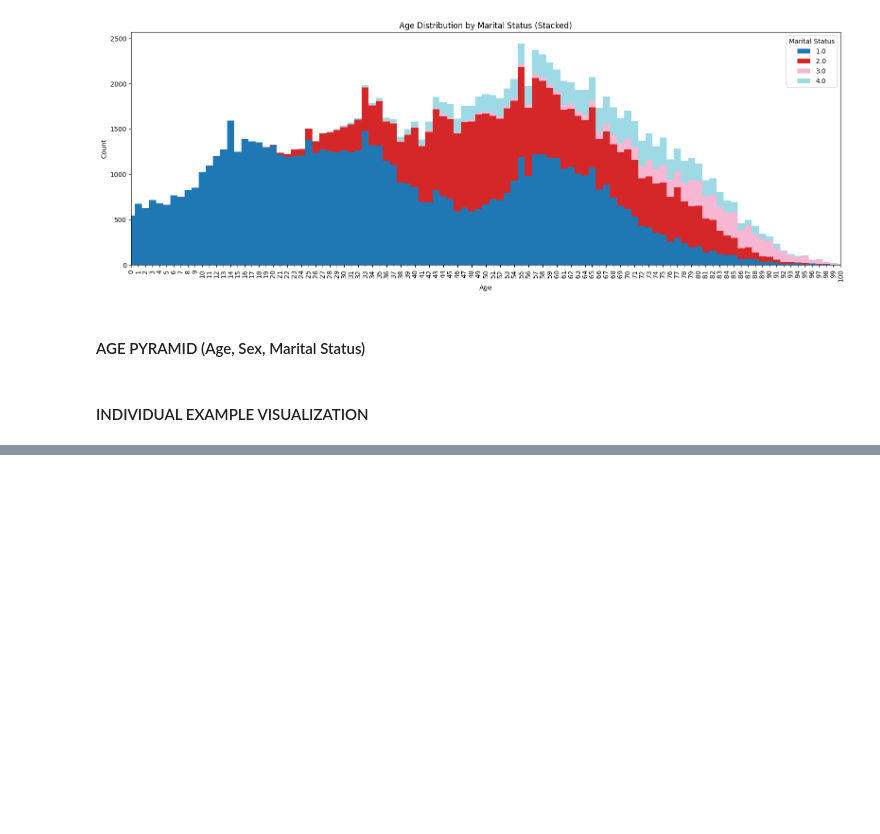
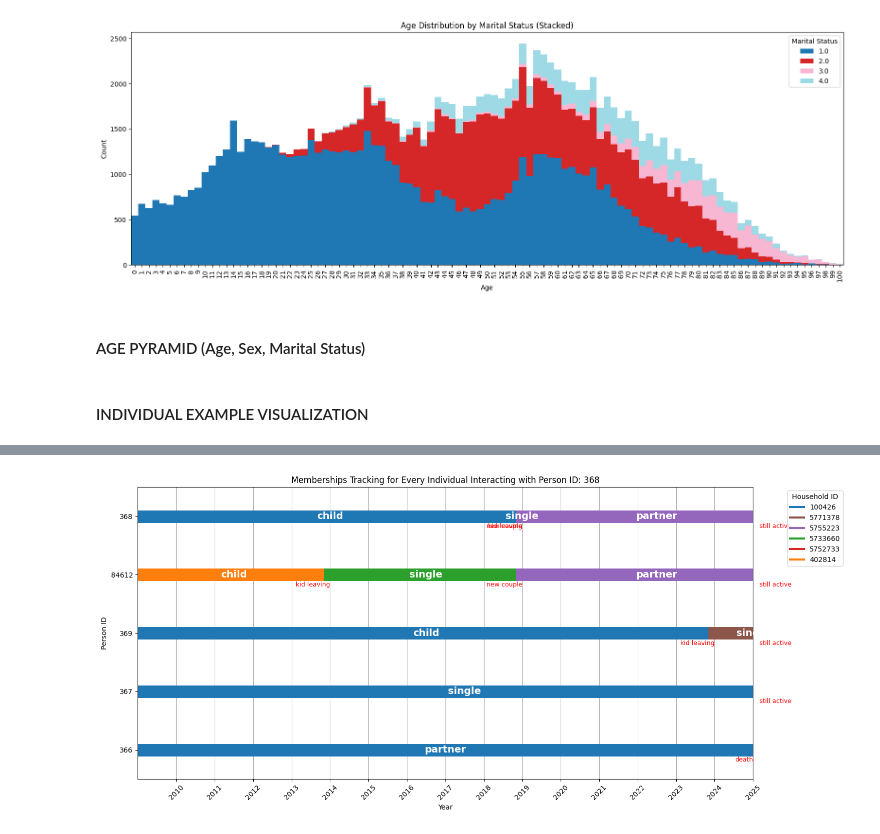
Before and after one commit to artucera/longitudinal_households, a Jupyter notebook: results_display.ipynb, the cells around one changed output, grey strips where cells are left out. Drawn from its saved outputs; the diff is of its cells as text; code cells hidden in the pictures; blank space fills up the shorter version.

```diff
--- a/results_display.ipynb
+++ b/results_display.ipynb
@@ -372 +440,81 @@ plt.show()
+# %%
+# MEMBERSHIPS TRACKING FOR A PERSON - BOLD LINES
+
+person_id_to_track = None # Set to None to select randomly
+
+from IPython.display import display
+
+ms_display = memberships_df.copy()
+
+# Select a specific household_id to visualize
+ms_display.loc[ms_display['end_date']==9999, 'end_date'] = final_date+1
+ms_display.loc[ms_display['end_date'].isna(), 'end_date'] = final_date+1
+ms_display.loc[ms_display['start_date']==initial_date, 'start_date'] = initial_date-1
+ms_display.loc[ms_display['leave_cause'].isna(), 'leave_cause'] = 'still active'
+
+# Assign a color to each role
+role_colors = {
+    'partner': 'tab:blue',
+    'child': 'tab:orange',
+    'single': 'tab:green',
+    # add more roles if needed
+}
+
+if person_id_to_track is None:
+    prot_pid = ms_display.loc[(ms_display['start_date']==initial_date-1) &
+                            (ms_display['role'] == 'child'), 'person_id'].sample(1).iloc[0]
+else:
+    prot_pid = person_id_to_track
+
+# Filter data for the selected household
+prot_all_hh_ids = ms_display.loc[ms_display['person_id'] == prot_pid,'household_id'].values.tolist()
+interacting_pid = ms_display.loc[ms_display['household_id'].isin(prot_all_hh_ids),'person_id'].unique().tolist()
+int_pid_hh_ids  = ms_display.loc[ms_display['person_id'].isin(interacting_pid)].copy()
+
+# Add a color column to interacting_pid based on role
+int_pid_hh_ids['role_color'] = int_pid_hh_ids['role'].map(role_colors).fillna('gray')
+
+color_map = {hhid: sel_colors[i % len(sel_colors)] for i, hhid in enumerate(int_pid_hh_ids['household_id'].unique().tolist())}
+
+# Ensure prot_pid is the first element in interacting_pid
+if prot_pid in interacting_pid:
+    interacting_pid.remove(prot_pid)
+interacting_pid =  interacting_pid + [int(prot_pid)]
+
+person_id_to_y = {pid: i for i, pid in enumerate(interacting_pid)}
+
+offset = 0.05  # Offset for text labels to avoid overlap
+
+# For each member, plot all their memberships as lines, colored by household_id
+plt.figure(figsize=(14, max(4,1.4* len(interacting_pid))))
+
+for pid in interacting_pid:
+    person_memberships = ms_display[ms_display['person_id'] == pid].sort_values('start_date')
+    y = person_id_to_y[pid]
+    for _, memb in person_memberships.iterrows():
+        color = color_map.get(memb['household_id'], 'gray')
+        plt.plot([memb['start_date'], memb['end_date']], [y, y], marker='X', color=color, linewidth=18)
+        plt.text((memb['start_date']+(memb['end_date']-memb['start_date'])/2), y ,str(memb['role']),
+                  va='center', ha='center', fontsize=14, color='white', fontdict={'weight': 'bold'})
+        plt.text(memb['end_date'], y - 2.3*offset,str(memb['leave_cause']),
+                  va='top', ha='right', fontsize=9, color='red')
+
+
+plt.xlabel('Year')
+plt.ylabel('Person ID')
+plt.xlim(initial_date-1, final_date)
+plt.ylim(-0.5, len(interacting_pid) - 0.5)
+plt.xticks(range(initial_date, final_date + 1, 1), rotation=45)
+plt.title(f'Memberships Tracking for Every Individual Interacting with Person ID: {prot_pid}')
+plt.yticks(range(len(interacting_pid)), interacting_pid)
+plt.grid(axis='x')
+plt.tight_layout()
+
+# Create legend for household_id colors (show only for those present in this plot)
+used_hhids = set(int_pid_hh_ids['household_id'])
+legend_handles = [plt.Line2D([0], [0], color=color_map[hhid], lw=3, label=str(hhid)) for hhid in used_hhids]
+plt.legend(handles=legend_handles, title='Household ID', bbox_to_anchor=(1.05, 1), loc='upper left')
+plt.show()
+# %% [output]
+[figure, added]
 # %%
```
Also changed, not shown: parts of 12 cells of this notebook, 44 other files.
